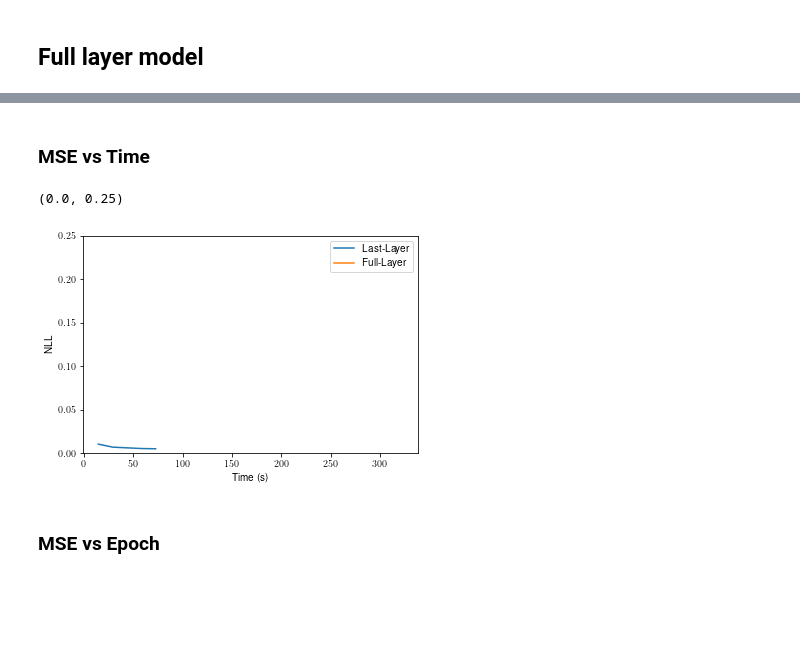
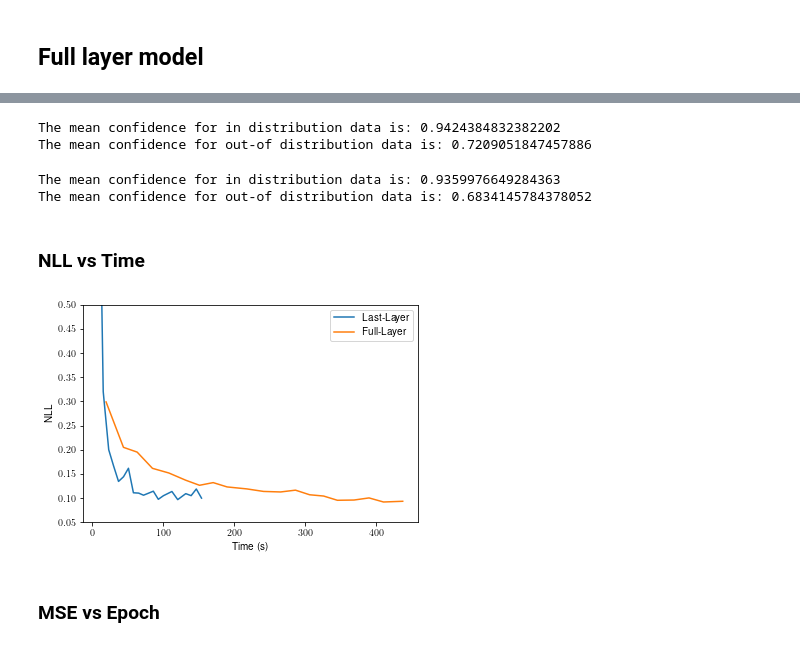
Before and after one commit to philippvb/ResearchProjectLLVI, a Jupyter notebook: BasicExample/experiments/Classification/MNIST/LL_vs_Full.ipynb, the cells around one changed output, grey strips where cells are left out. Drawn from its saved outputs; the diff is of its cells as text; code cells hidden in the pictures; blank space fills up the shorter version.

Commit message:
Updated MNIST LL vs Full

```diff
--- a/BasicExample/experiments/Classification/MNIST/LL_vs_Full.ipynb
+++ b/BasicExample/experiments/Classification/MNIST/LL_vs_Full.ipynb
@@ -187,16 +238,28 @@ KeyboardInterrupt:
+# %%
+ll_pred_fun = lambda data: llvi_net(data, method=PredictApprox.MONTECARLO, samples=test_samples)
+test_confidence(ll_pred_fun, test_loader, ood_test_loader)
+# %% [output]
+The mean confidence for in distribution data is: 0.9424384832382202
+The mean confidence for out-of distribution data is: 0.7209051847457886
+# %%
+full_pred_fun = lambda data: torch.mean(torch.softmax(full_bnn.predict(data, num_predictions=test_samples, aggregate=False), dim=-1), dim=0)
+test_confidence(full_pred_fun, test_loader, ood_test_loader)
+# %% [output]
+The mean confidence for in distribution data is: 0.9359976649284363
+The mean confidence for out-of distribution data is: 0.6834145784378052
 # %% [markdown]
-### MSE vs Time
+### NLL vs Time
 # %%
 fig, axs = plt.subplots()
 axs.plot(ll_tracking["Epoch time"].cumsum(), ll_tracking["NLL"], label="Last-Layer")
 axs.plot(full_vi_tracking["Epoch time"].cumsum(), full_vi_tracking["NLL"], label="Full-Layer")
 axs.legend()
 axs.set_xlabel("Time (s)")
 axs.set_ylabel("NLL")
-axs.set_ylim(0, 0.25)
+axs.set_ylim(0.05, 0.5)
+plt.savefig("/Users/philippvonbachmann/Documents/University/WiSe2122/ResearchProject/ResearchProjectLLVI/presentations/presentation_11_1/images/Classification/LLvsFull.jpg")
 # %% [output]
-(0.0, 0.25)
-[figure, old version]
+[figure, new version]
 # %% [markdown]
 ### MSE vs Epoch
 # %%
```
Also changed, not shown: parts of 13 cells of this notebook.
